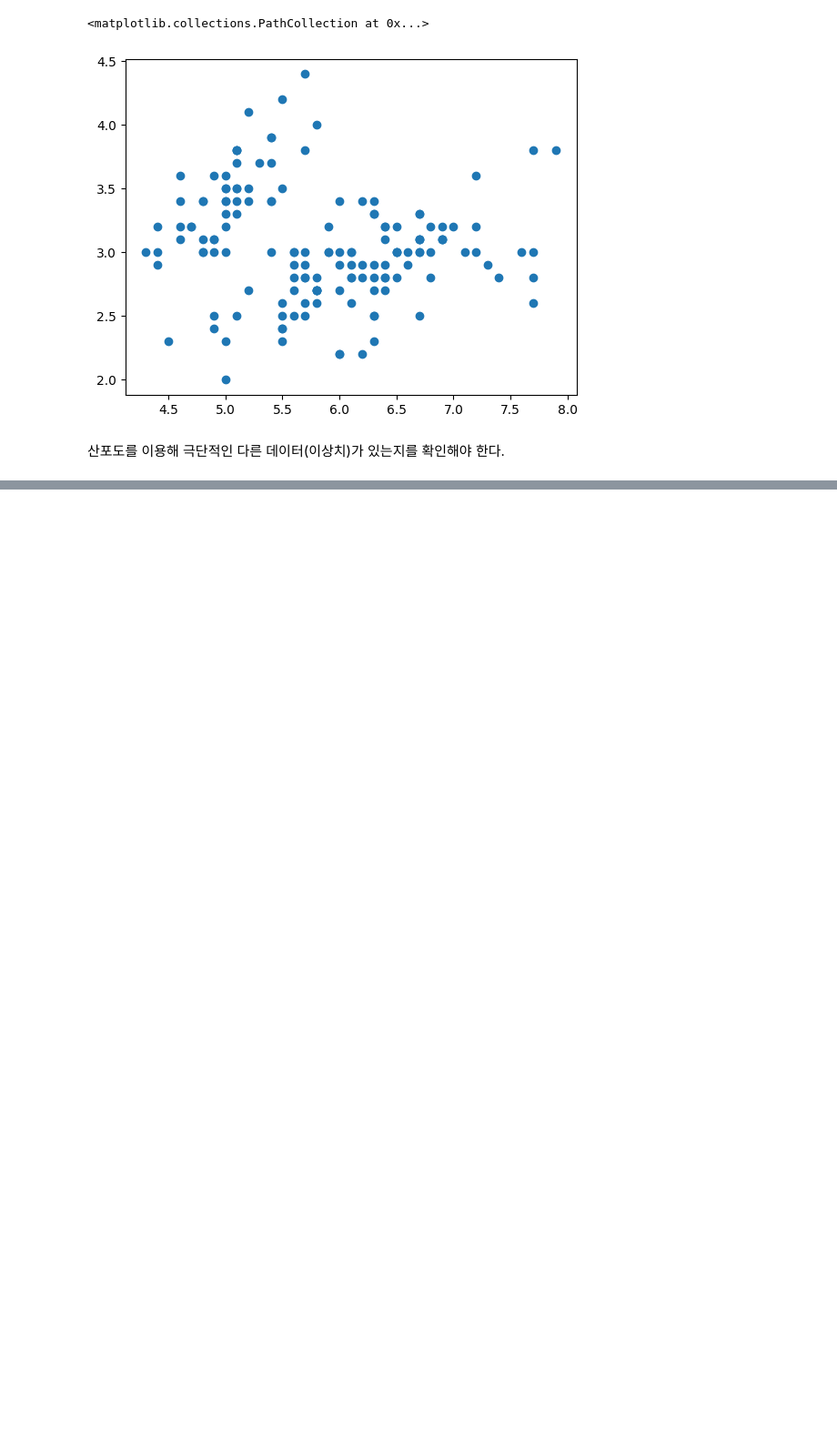
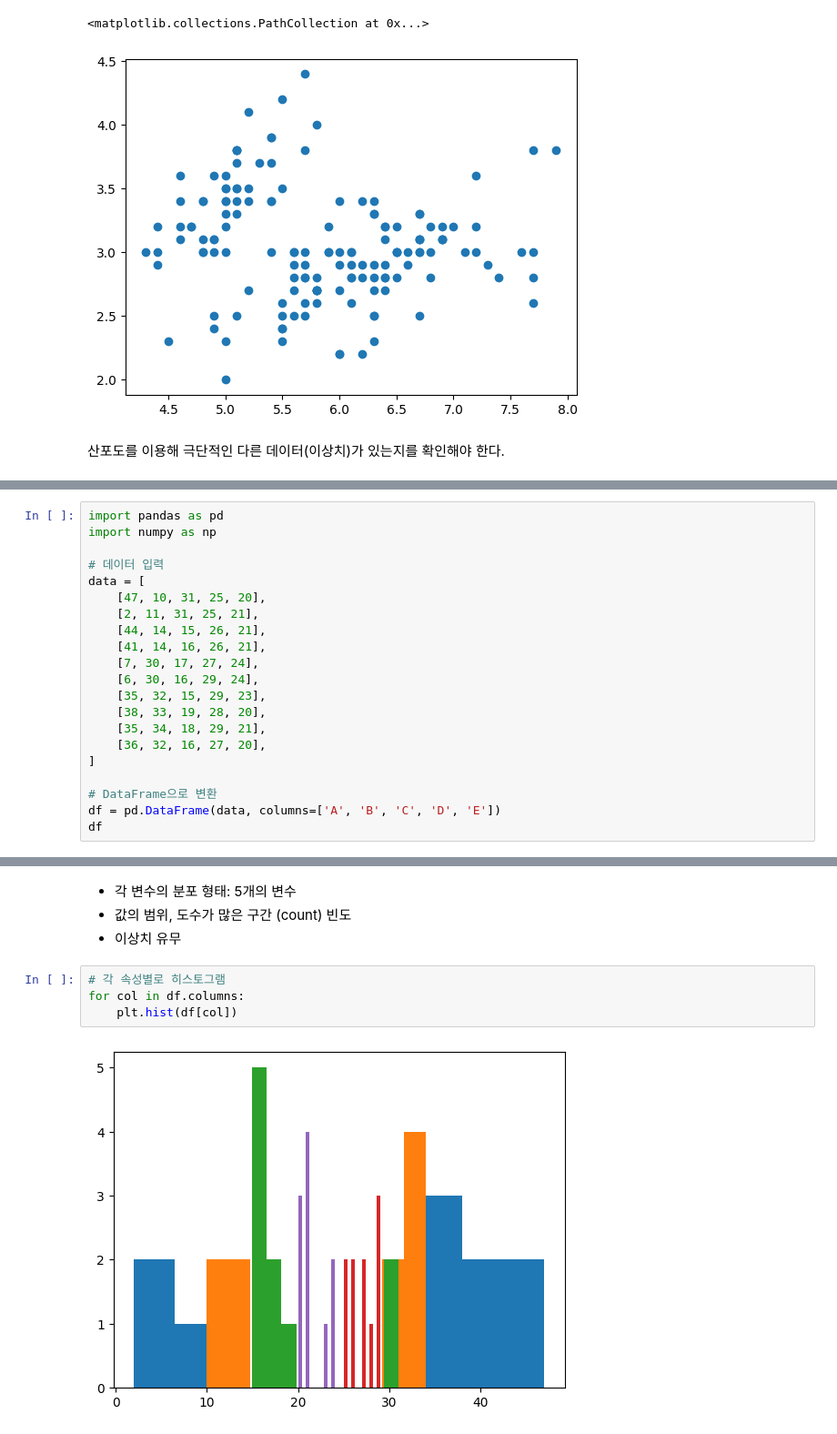
Before and after one commit to 2rlo0/hipython_rep, a Jupyter notebook: 21_기초통계.ipynb, the cells around one changed output, grey strips where cells are left out. Shown at 91% size. Saved outputs shown, nothing was run; the diff lists cells and outputs as text; blank space fills up the shorter version.

```diff
--- a/21_기초통계.ipynb
+++ b/21_기초통계.ipynb
@@ -147,0 +244,21 @@ plt.scatter(vp_df['sepal_length'], vp_df['sepal_width'])
+# %%
+import pandas as pd
+import numpy as np
+
+# 데이터 입력
+data = [
+    [47, 10, 31, 25, 20],
+    [2, 11, 31, 25, 21],
+    [44, 14, 15, 26, 21],
+    [41, 14, 16, 26, 21],
+    [7, 30, 17, 27, 24],
+    [6, 30, 16, 29, 24],
+    [35, 32, 15, 29, 23],
+    [38, 33, 19, 28, 20],
+    [35, 34, 18, 29, 21],
+    [36, 32, 16, 27, 20],
+]
+
+# DataFrame으로 변환
+df = pd.DataFrame(data, columns=['A', 'B', 'C', 'D', 'E'])
+df
@@ -147,0 +277,10 @@ plt.scatter(vp_df['sepal_length'], vp_df['sepal_width'])
+# %% [markdown]
+- 각 변수의 분포 형태: 5개의 변수
+- 값의 범위, 도수가 많은 구간 (count) 빈도
+- 이상치 유무
+# %%
+# 각 속성별로 히스토그램
+for col in df.columns:
+    plt.hist(df[col])
+# %% [output]
+[figure, added]
```
Also changed, not shown: parts of 16 cells of this notebook.
